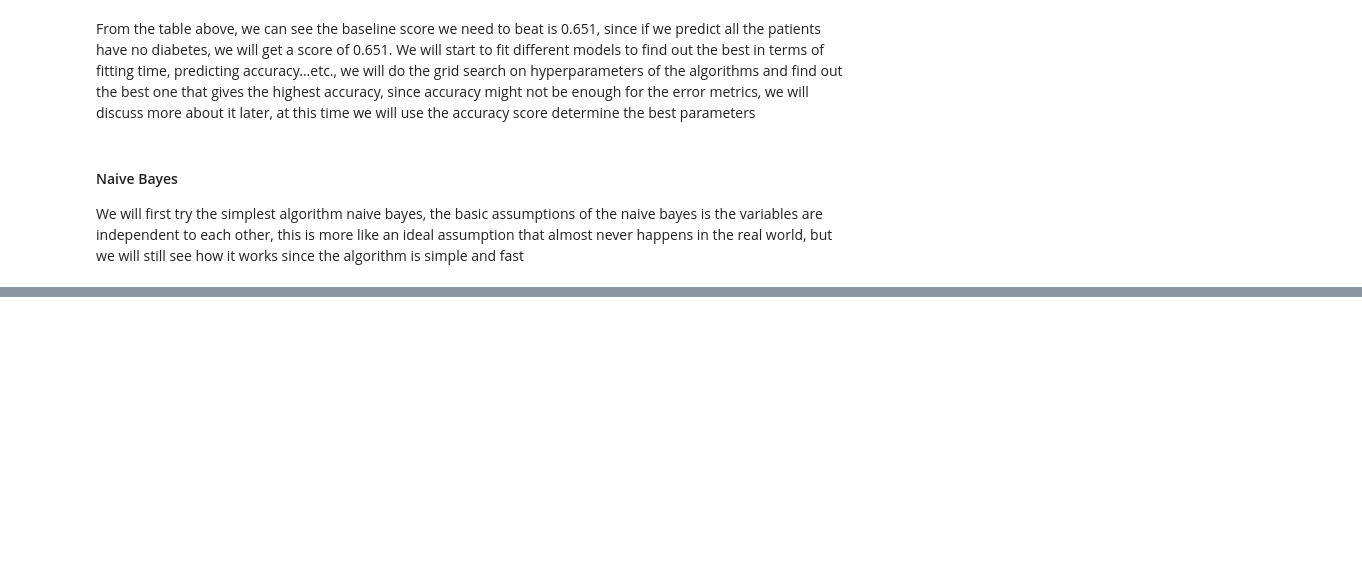
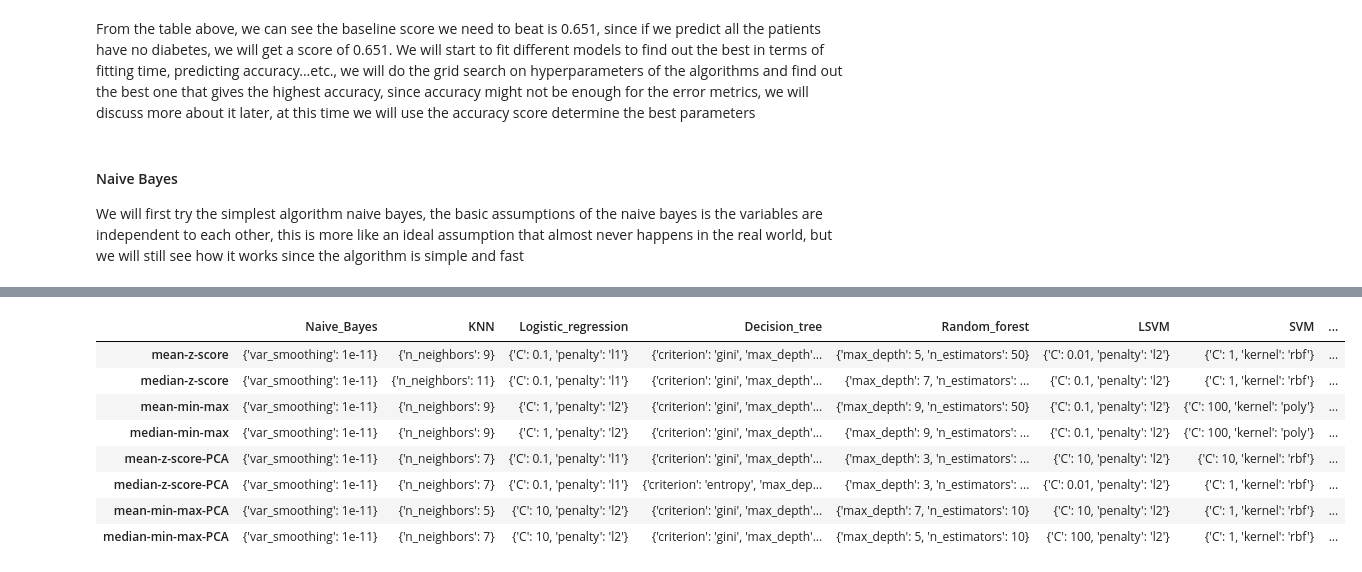
Before and after one commit to george1577/Thinkful_Data_Science, a Jupyter notebook: Capstone project/Capstone project 1/Modeling/Modeling.ipynb, the cells around one changed output, grey strips where cells are left out. Saved outputs shown, nothing was run; the diff lists cells and outputs as text; code cells hidden in the pictures; blank space fills up the shorter version.

```diff
--- a/Capstone project/Capstone project 1/Modeling/Modeling.ipynb
+++ b/Capstone project/Capstone project 1/Modeling/Modeling.ipynb
@@ -135,0 +428,15 @@ Average Time to Score (s): 0.001
+# %%
+all_params_df = pd.DataFrame(all_params, index=['mean-z-score', 'median-z-score', 'mean-min-max',
+                                              'median-min-max', 'mean-z-score-PCA', 'median-z-score-PCA',
+                                              'mean-min-max-PCA', 'median-min-max-PCA'])
+all_params_df
+# %% [output]
+|  | Naive_Bayes | KNN | Logistic_regression | Decision_tree | Random_forest | LSVM | SVM | ... |
+| mean-z-score | {'var_smoothing': 1e-11} | {'n_neighbors': 9} | {'C': 0.1, 'penalty': 'l1'} | {'criterion': 'gini', 'max_depth'... | {'max_depth': 5, 'n_estimators': 50} | {'C': 0.01, 'penalty': 'l2'} | {'C': 1, 'kernel': 'rbf'} | ... |
+| median-z-score | {'var_smoothing': 1e-11} | {'n_neighbors': 11} | {'C': 0.1, 'penalty': 'l1'} | {'criterion': 'gini', 'max_depth'... | {'max_depth': 7, 'n_estimators': ... | {'C': 0.1, 'penalty': 'l2'} | {'C': 1, 'kernel': 'rbf'} | ... |
+| mean-min-max | {'var_smoothing': 1e-11} | {'n_neighbors': 9} | {'C': 1, 'penalty': 'l2'} | {'criterion': 'gini', 'max_depth'... | {'max_depth': 9, 'n_estimators': 50} | {'C': 0.1, 'penalty': 'l2'} | {'C': 100, 'kernel': 'poly'} | ... |
+| median-min-max | {'var_smoothing': 1e-11} | {'n_neighbors': 9} | {'C': 1, 'penalty': 'l2'} | {'criterion': 'gini', 'max_depth'... | {'max_depth': 9, 'n_estimators': ... | {'C': 0.1, 'penalty': 'l2'} | {'C': 100, 'kernel': 'poly'} | ... |
+| mean-z-score-PCA | {'var_smoothing': 1e-11} | {'n_neighbors': 7} | {'C': 0.1, 'penalty': 'l1'} | {'criterion': 'gini', 'max_depth'... | {'max_depth': 3, 'n_estimators': ... | {'C': 10, 'penalty': 'l2'} | {'C': 10, 'kernel': 'rbf'} | ... |
+| median-z-score-PCA | {'var_smoothing': 1e-11} | {'n_neighbors': 7} | {'C': 0.1, 'penalty': 'l1'} | {'criterion': 'entropy', 'max_dep... | {'max_depth': 3, 'n_estimators': ... | {'C': 0.01, 'penalty': 'l2'} | {'C': 1, 'kernel': 'rbf'} | ... |
+| mean-min-max-PCA | {'var_smoothing': 1e-11} | {'n_neighbors': 5} | {'C': 10, 'penalty': 'l2'} | {'criterion': 'gini', 'max_depth'... | {'max_depth': 7, 'n_estimators': 10} | {'C': 10, 'penalty': 'l2'} | {'C': 1, 'kernel': 'rbf'} | ... |
+| median-min-max-PCA | {'var_smoothing': 1e-11} | {'n_neighbors': 7} | {'C': 10, 'penalty': 'l2'} | {'criterion': 'gini', 'max_depth'... | {'max_depth': 5, 'n_estimators': 10} | {'C': 100, 'penalty': 'l2'} | {'C': 1, 'kernel': 'rbf'} | ... |
```
Also changed, not shown: parts of 32 cells of this notebook, 14 other files.
